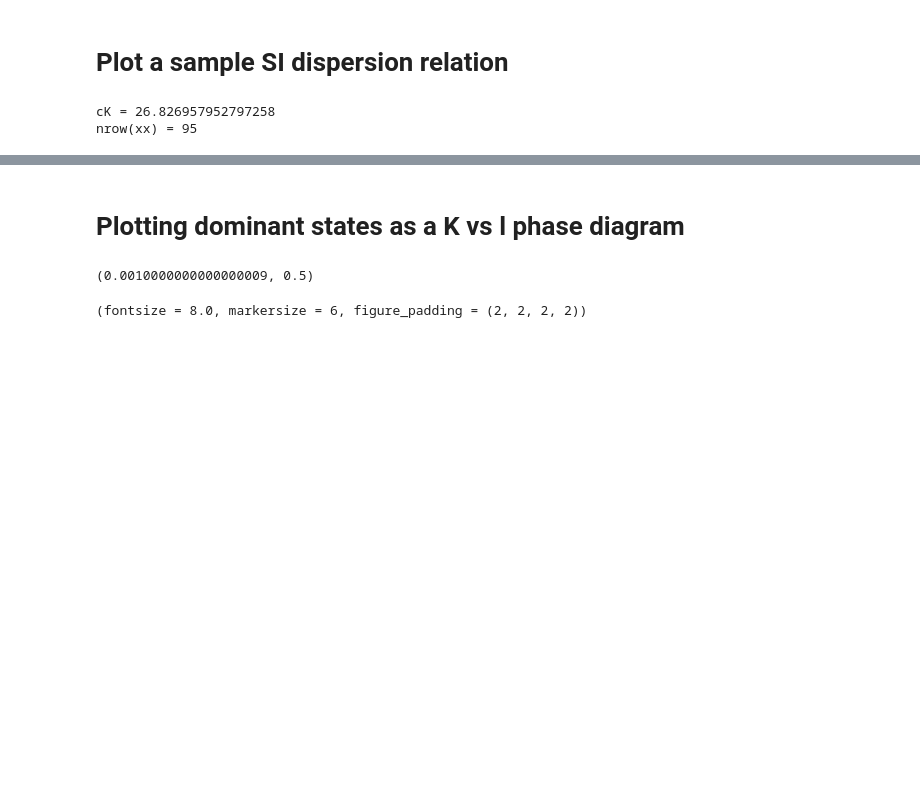
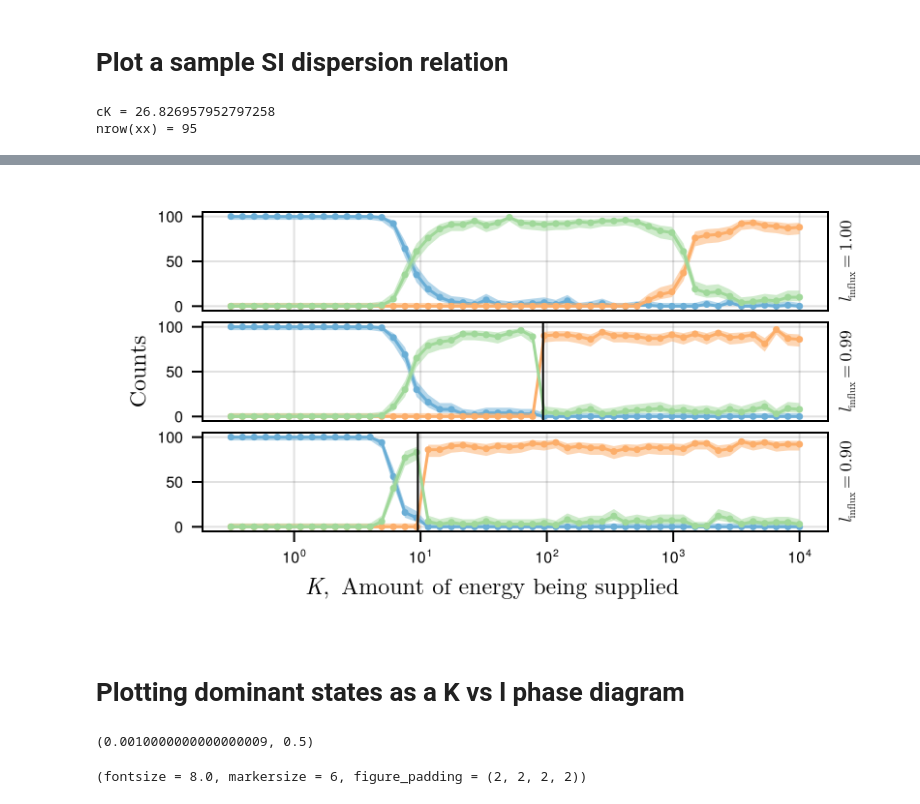
Before and after one commit to kockahonza/SSMC, a Jupyter notebook: notebooks/forfigures/Single influx.ipynb, the cells around one changed output, grey strips where cells are left out. Drawn from its saved outputs; the diff is of its cells as text; code cells hidden in the pictures; blank space fills up the shorter version.

```diff
--- a/notebooks/forfigures/Single influx.ipynb
+++ b/notebooks/forfigures/Single influx.ipynb
@@ -220,0 +154,2 @@ JLDFile /home/honza/UCLOneDrive/SpatialStructureInMicrobialCommunities/SSMCCode/
+# %%
+li1xx = [(; extinct=r.extinct, nonext_stable=r.nonext_stable, nonext_unstable=r.nonext_unstable, num_runs=r.num_runs) for r in eachrow(li1cdf)];
@@ -221,2 +176,80 @@ JLDFile /home/honza/UCLOneDrive/SpatialStructureInMicrobialCommunities/SSMCCode/
+# %%
+faflis = [1.]
+fafcounts = Any[li1xx]
+
+for i in [length(lis)-10, length(lis)-20]
+    push!(faflis, lis[i])
+    push!(fafcounts, rslts[:,i])
+end
+
+fig = Figure(;
+   size=(double_col_width * 0.60, 0.55 * double_col_width / golden_ratio),
+)
+
+axs = []
+for i in 1:length(faflis)
+    li = faflis[i]
+    cs = fafcounts[i]
+
+    ax = Axis(fig[i,1];
+        xscale=log10,
+        xticklabelsize=6fontsize_pt,
+        yticklabelsize=6fontsize_pt,
+    )
+    ylims!(ax, -5, 105)
+    push!(axs, ax)
+    Label(fig[i,2], latexstring(@sprintf "l_\\text{influx}=%.2f" li);
+        rotation=pi/2,
+        tellheight=false,
+        fontsize=6fontsize_ltex_pt,
+    )
+
+    num_runs = [x.num_runs for x in cs]
+    plot_binom_sample!(ax, Ks, [x.extinct for x in cs], num_runs;
+        color=PaperColors.extinct1(),
+        sl_kwargs=(; markersize=5.),
+    )
+    plot_binom_sample!(ax, Ks, [x.nonext_stable for x in cs], num_runs;
+        color=PaperColors.stable1(),
+        sl_kwargs=(; markersize=5.),
+    )
+    plot_binom_sample!(ax, Ks, [x.nonext_unstable for x in cs], num_runs;
+        color=PaperColors.unstable1(),
+        sl_kwargs=(; markersize=5.),
+    )
+
+    thrbdr = 1 / (1 - li)
+    if isfinite(thrbdr)
+        vlines!(ax, thrbdr;
+            color=:black,
+            linewidth=1.,
+        )
+    end
+end
+
+for i in 1:(length(axs)-1)
+    linkxaxes!(axs[end], axs[i])
+    hidexdecorations!(axs[i]; grid=false)
+end
+
+Label(fig[:,0], L"\text{Counts}";
+    rotation=pi/2,
+    tellheight=false,
+    fontsize=8fontsize_ltex_pt,
+)
+
+Label(fig[end+1,:], L"K,\enspace\text{Amount of energy being supplied}";
+    tellwidth=false,
+    fontsize=8fontsize_ltex_pt,
+)
+
+rowgap!(fig.layout, 6.)
+colgap!(fig.layout, 5.)
+
+Makie.save("../../figures/fig1/proportions.pdf", fig)
+
+fig
+# %% [output]
+[figure, added]
 # %% [markdown]
 # Plotting dominant states as a K vs l phase diagram
```
Also changed, not shown: parts of 13 cells of this notebook, 28 other files.
